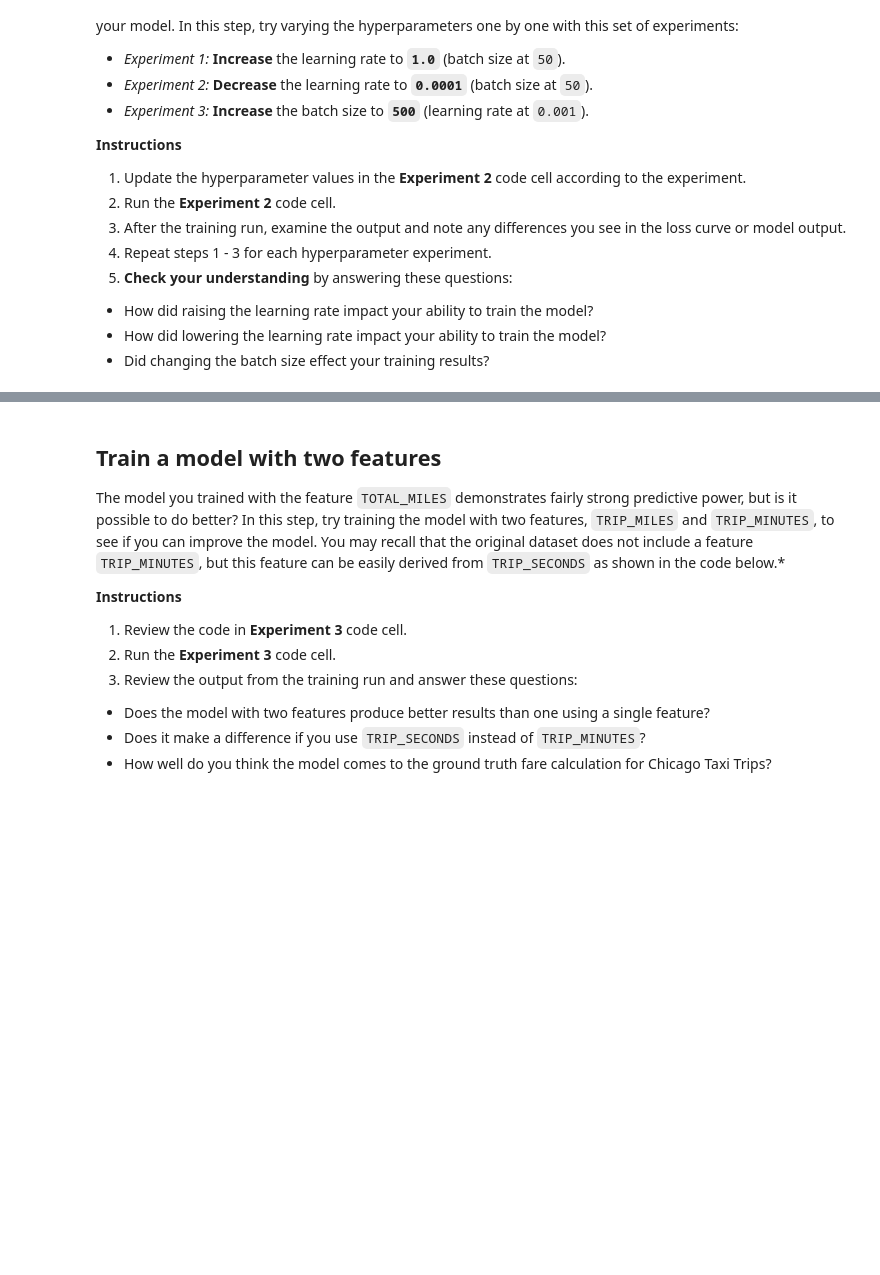
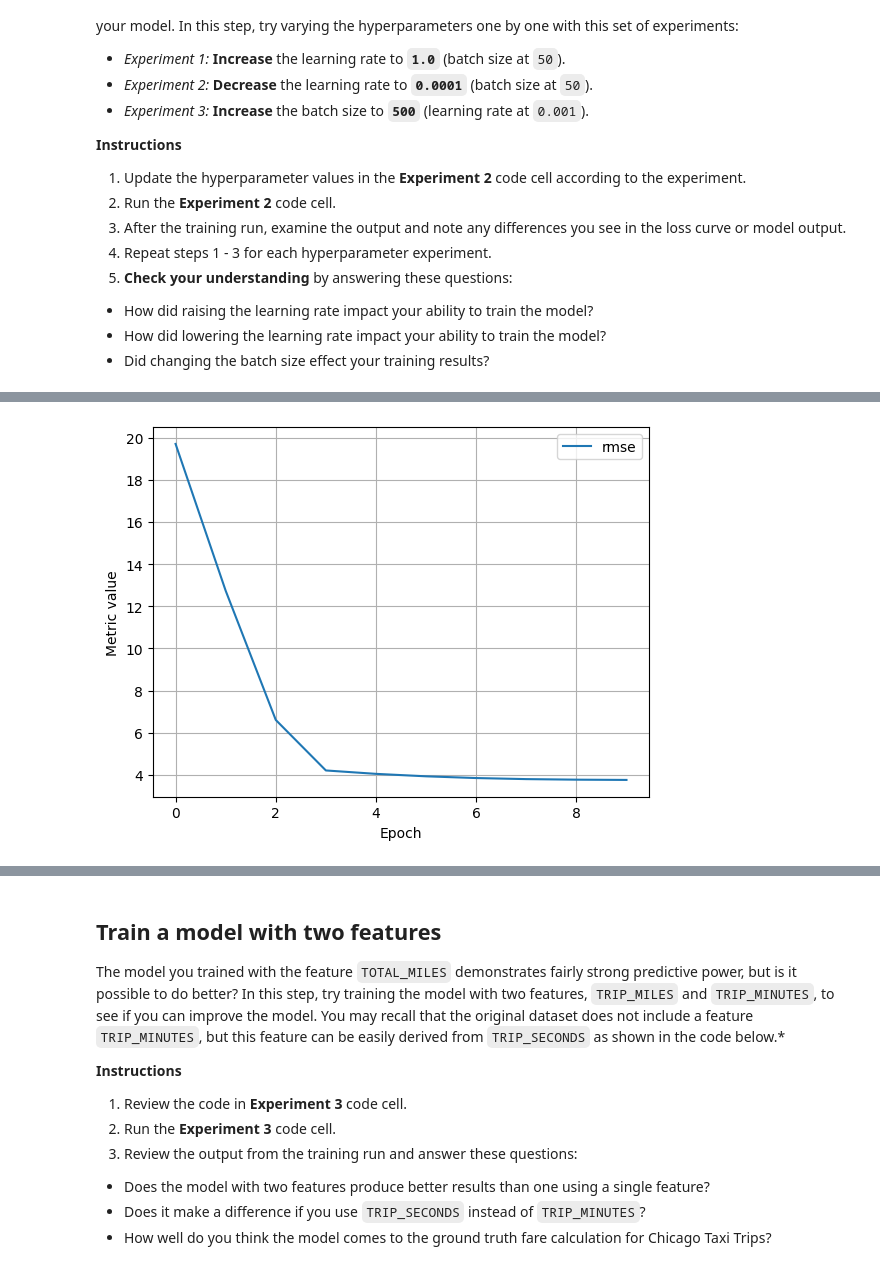
Before and after one commit to AudreyS121/google-machine-learning-exercises, a Jupyter notebook: ml/cc/exercises/linear_regression_taxi.ipynb, the cells around one changed output, grey strips where cells are left out. Drawn from its saved outputs; the diff is of its cells as text; code cells hidden in the pictures; blank space fills up the shorter version.

```diff
--- a/ml/cc/exercises/linear_regression_taxi.ipynb
+++ b/ml/cc/exercises/linear_regression_taxi.ipynb
@@ -375,7 +475,7 @@ It is common with machine learning to run multiple experiments to find the best
 settings_2 = ml_edu.experiment.ExperimentSettings(
     learning_rate = 0.001,
     number_epochs = 20,
-    batch_size = 50,
+    batch_size = 20,
     input_features = ['TRIP_MILES']
 )
 
@@ -387,3 +487,4 @@ experiment_2 = train_model('one_feature_hyper', model_2, training_df, 'FARE', se
 
 ml_edu.results.plot_experiment_metrics(experiment_2, ['rmse'])
 ml_edu.results.plot_model_predictions(experiment_2, training_df, 'FARE')
+# %% [output]
@@ -389,0 +509 @@ ml_edu.results.plot_model_predictions(experiment_2, training_df, 'FARE')
+[figure, added]
```
Also changed, not shown: parts of 22 cells of this notebook.
